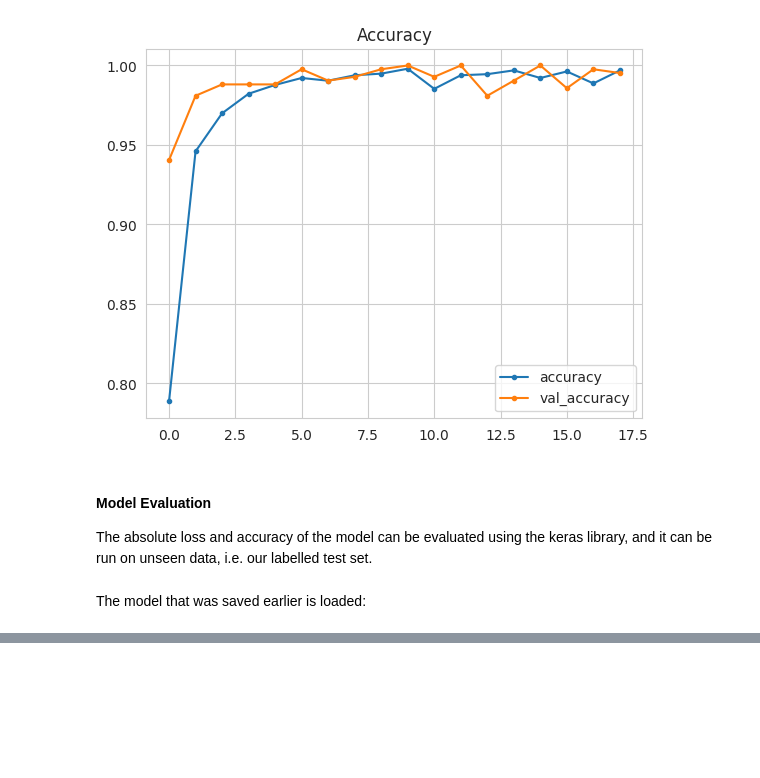
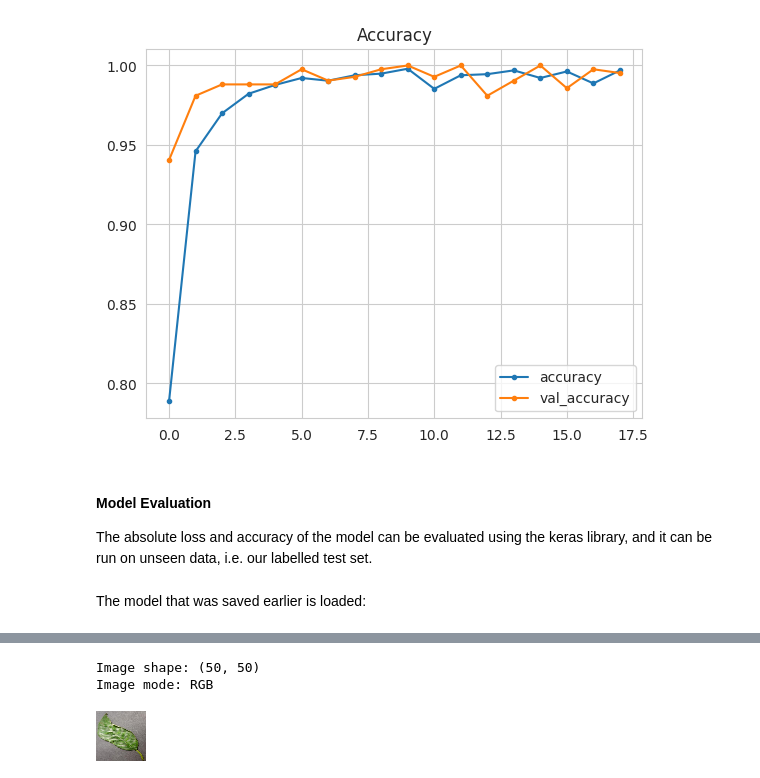
Before and after one commit to FeruzaShokirjonovna/mildew-detector, a Jupyter notebook: jupyter_notebooks/ModellingEvaluating.ipynb, the cells around one changed output, grey strips where cells are left out. Saved outputs shown, nothing was run; the diff lists cells and outputs as text; code cells hidden in the pictures; blank space fills up the shorter version.

Commit message:
Single image prediction test added

```diff
--- a/jupyter_notebooks/ModellingEvaluating.ipynb
+++ b/jupyter_notebooks/ModellingEvaluating.ipynb
@@ -436,0 +445,18 @@ evaluation = model.evaluate(test_set)
+# %%
+from tensorflow.keras.preprocessing import image
+
+pointer = 66
+label = labels[1]  # select a powderly mildew infected image
+
+pil_image = image.load_img(test_path + '/' + label + '/' + os.listdir(test_path+'/' + label)[pointer],
+                           target_size=image_shape, color_mode='rgb')
+
+
+# Display the prediction
+print(f'Image shape: {pil_image.size}')
+print(f'Image mode: {pil_image.mode}')
+pil_image
+# %% [output]
+Image shape: (50, 50)
+Image mode: RGB
+[figure, added]
```
Also changed, not shown: parts of 2 cells of this notebook.
